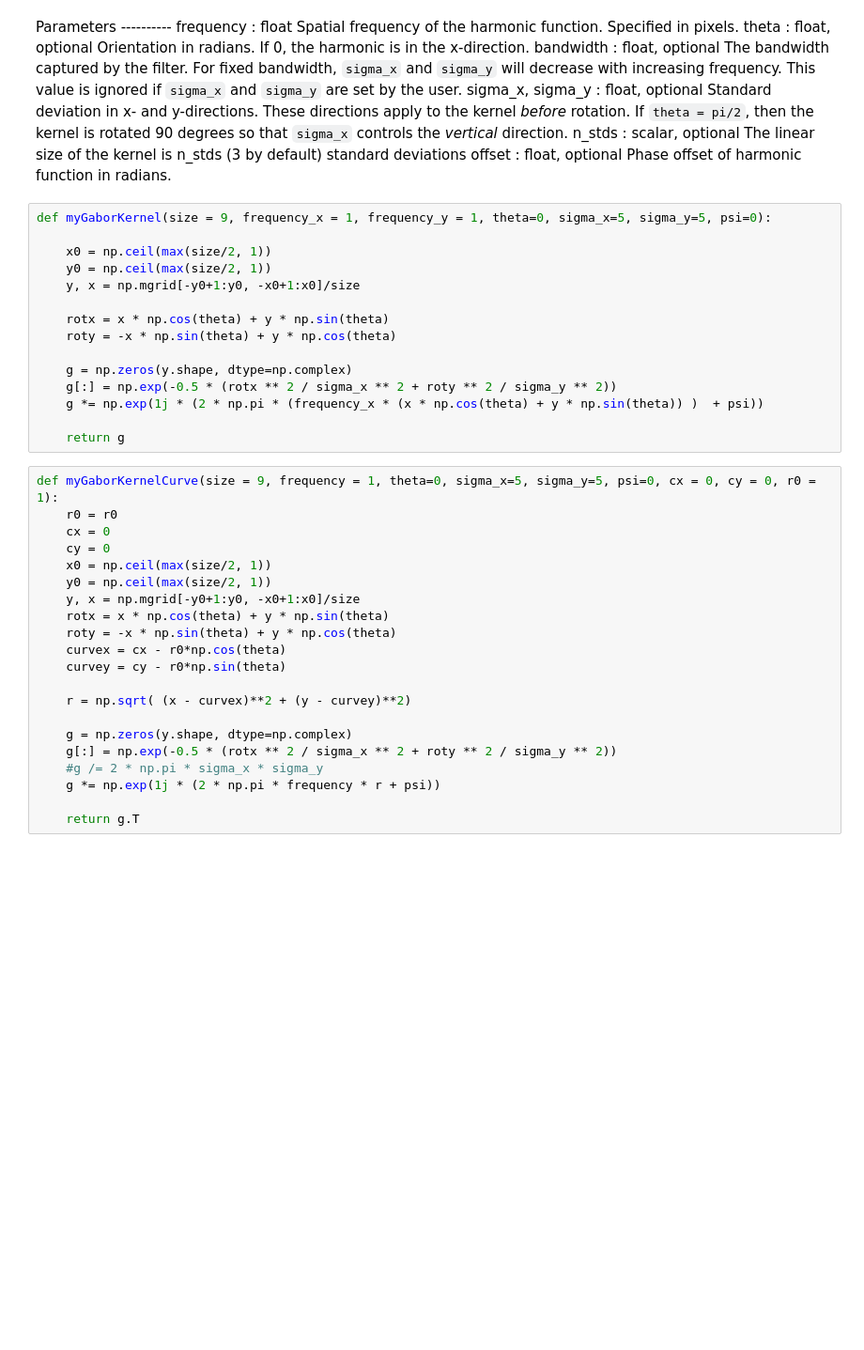
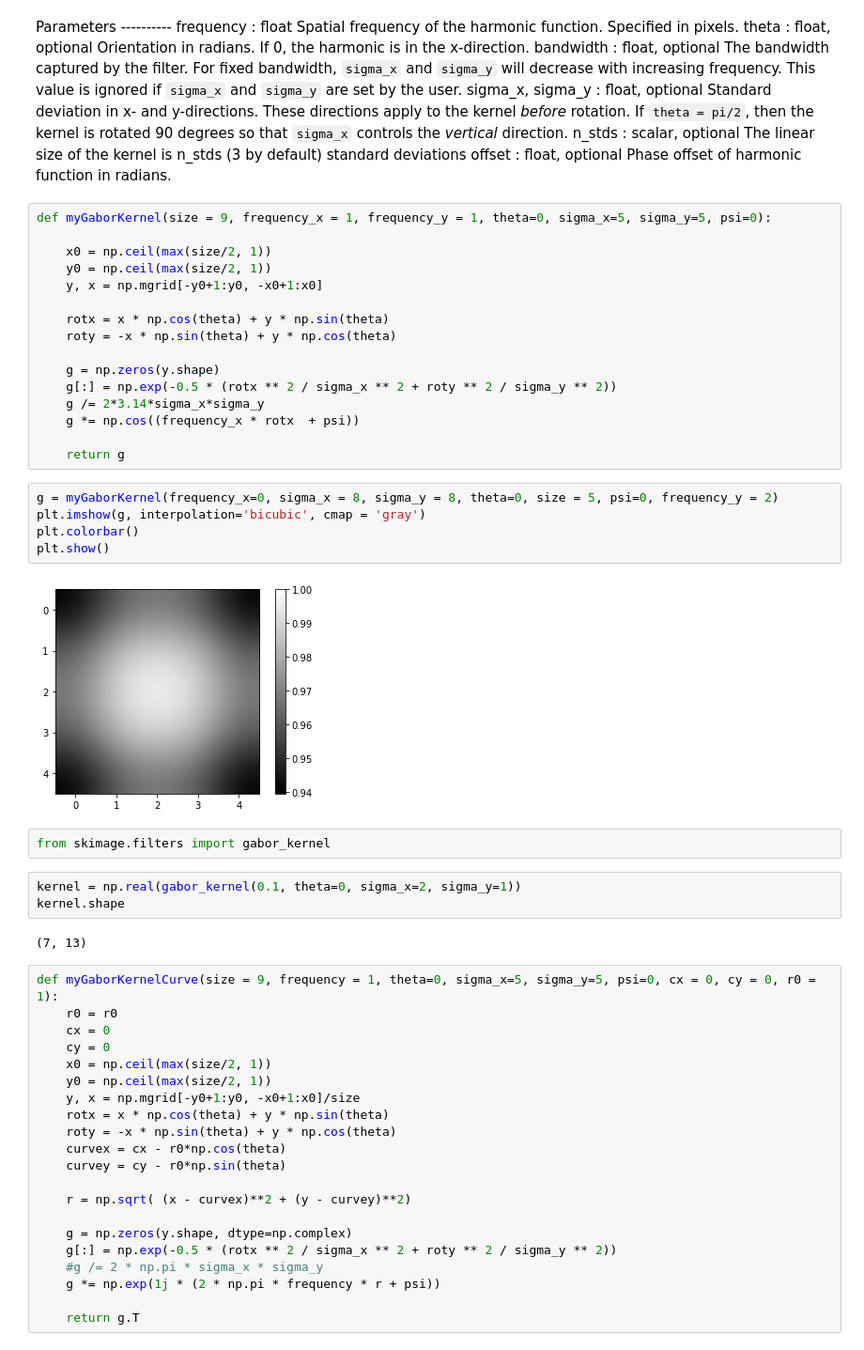
Before and after one commit to iKintosh/GaborNet, a Jupyter notebook: GaborFilter and GaborNet implementation .ipynb, the cells around one changed output. Shown at 94% size. Drawn from its saved outputs; the diff is of its cells as text; blank space fills up the shorter version.

```diff
--- a/GaborFilter and GaborNet implementation .ipynb
+++ b/GaborFilter and GaborNet implementation .ipynb
@@ -69,16 +70,31 @@ def myGaborKernel(size = 9, frequency_x = 1, frequency_y = 1, theta=0, sigma_x=5
 
     x0 = np.ceil(max(size/2, 1))
     y0 = np.ceil(max(size/2, 1))
-    y, x = np.mgrid[-y0+1:y0, -x0+1:x0]/size
+    y, x = np.mgrid[-y0+1:y0, -x0+1:x0]
 
     rotx = x * np.cos(theta) + y * np.sin(theta)
     roty = -x * np.sin(theta) + y * np.cos(theta)
 
-    g = np.zeros(y.shape, dtype=np.complex)
+    g = np.zeros(y.shape)
     g[:] = np.exp(-0.5 * (rotx ** 2 / sigma_x ** 2 + roty ** 2 / sigma_y ** 2))
-    g *= np.exp(1j * (2 * np.pi * (frequency_x * (x * np.cos(theta) + y * np.sin(theta)) )  + psi))
+    g /= 2*3.14*sigma_x*sigma_y
+    g *= np.cos((frequency_x * rotx  + psi))
 
     return g
+# %%
+g = myGaborKernel(frequency_x=0, sigma_x = 8, sigma_y = 8, theta=0, size = 5, psi=0, frequency_y = 2)
+plt.imshow(g, interpolation='bicubic', cmap = 'gray')
+plt.colorbar()
+plt.show()
+# %% [output]
+[figure, added]
+# %%
+from skimage.filters import gabor_kernel
+# %%
+kernel = np.real(gabor_kernel(0.1, theta=0, sigma_x=2, sigma_y=1))
+kernel.shape
+# %% [output]
+(7, 13)
 # %%
 def myGaborKernelCurve(size = 9, frequency = 1, theta=0, sigma_x=5, sigma_y=5, psi=0, cx = 0, cy = 0, r0 = 1):
     r0 = r0
```
Also changed, not shown: parts of 3 cells of this notebook, 3 other files.
